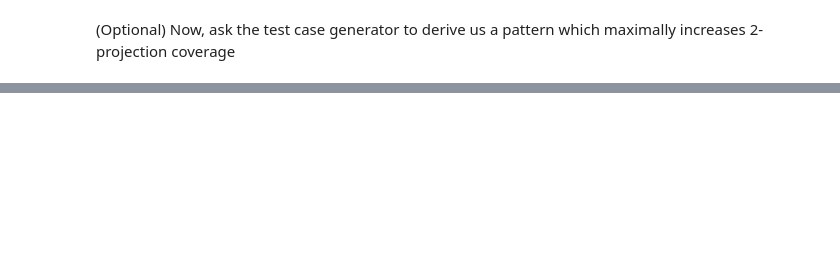
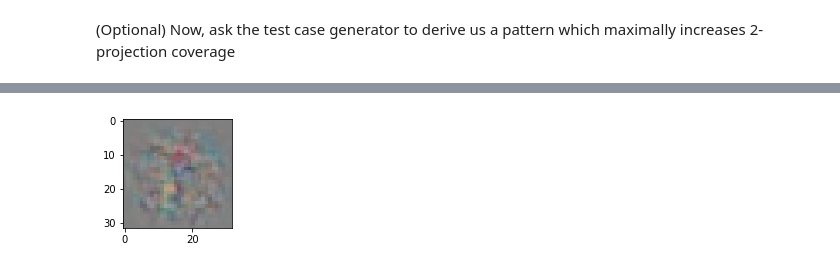
Before and after one commit to dependable-ai/nn-dependability-kit, a Jupyter notebook: GTSRB_Pytorch_Neuron2ProjectionCoverage.ipynb, the cells around one changed output, grey strips where cells are left out. Cells and saved outputs as stored; diff of their text form; code cells hidden in the pictures; blank space fills up the shorter version.

```diff
--- a/GTSRB_Pytorch_Neuron2ProjectionCoverage.ipynb
+++ b/GTSRB_Pytorch_Neuron2ProjectionCoverage.ipynb
@@ -283,0 +395,5 @@ napgen.proposeNAPcandidate(metric)
+# %%
+if testcaseGenSuccessful:
+    util.displayGTSRB((new_image[0].numpy() - images[0].numpy()) + 0.5)
+# %% [output]
+[figure, added]
```
Also changed, not shown: parts of 16 cells of this notebook, 2 other files.
